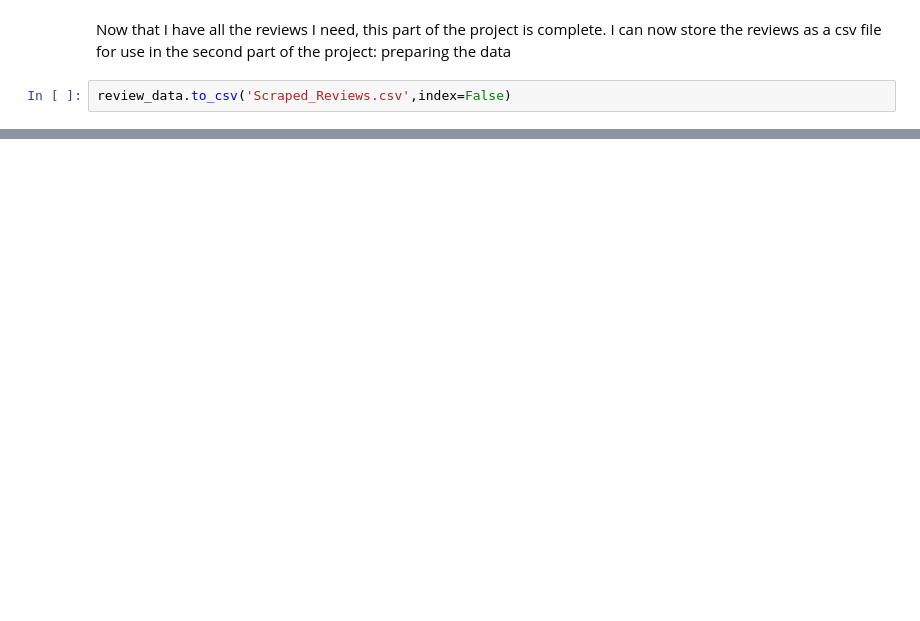
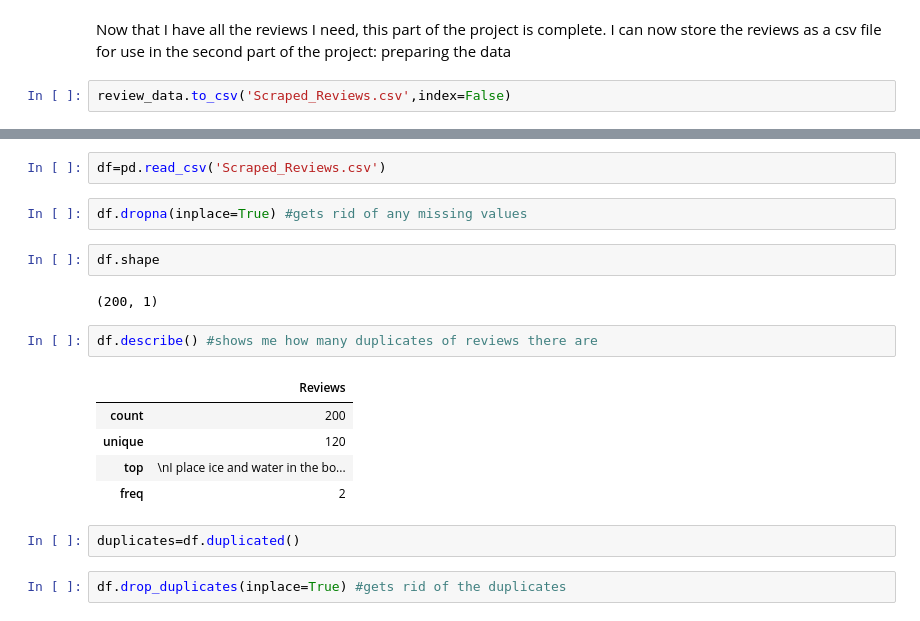
Before and after one commit to Bilalrs/DS_Project_1, a Jupyter notebook: SA_Python_Project.ipynb, the cells around one changed output, grey strips where cells are left out. Saved outputs shown, nothing was run; the diff lists cells and outputs as text; blank space fills up the shorter version.

```diff
--- a/SA_Python_Project.ipynb
+++ b/SA_Python_Project.ipynb
@@ -239,0 +242,20 @@ review_data.to_csv('Scraped_Reviews.csv',index=False)
+# %%
+df=pd.read_csv('Scraped_Reviews.csv')
+# %%
+df.dropna(inplace=True) #gets rid of any missing values
+# %%
+df.shape
+# %% [output]
+(200, 1)
+# %%
+df.describe() #shows me how many duplicates of reviews there are
+# %% [output]
+|  | Reviews |
+| count | 200 |
+| unique | 120 |
+| top | \nI place ice and water in the bo... |
+| freq | 2 |
+# %%
+duplicates=df.duplicated()
+# %%
+df.drop_duplicates(inplace=True) #gets rid of the duplicates
```
Also changed, not shown: parts of 29 cells of this notebook.
